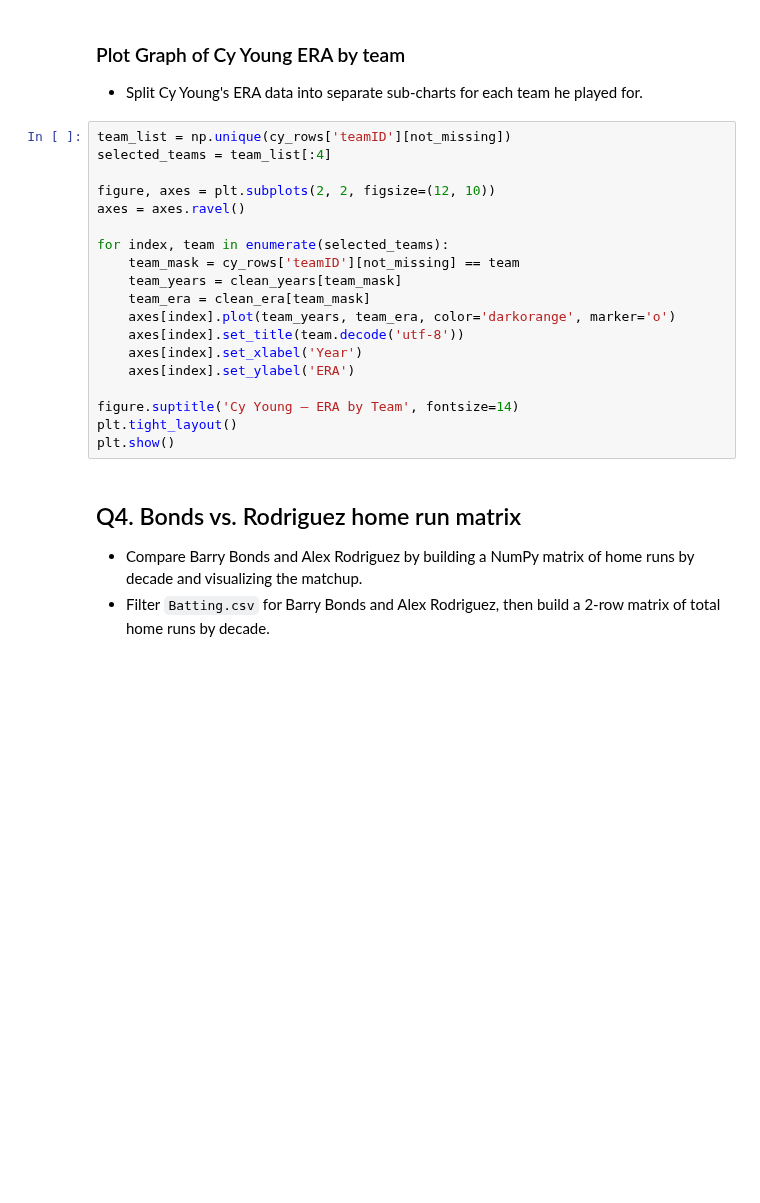
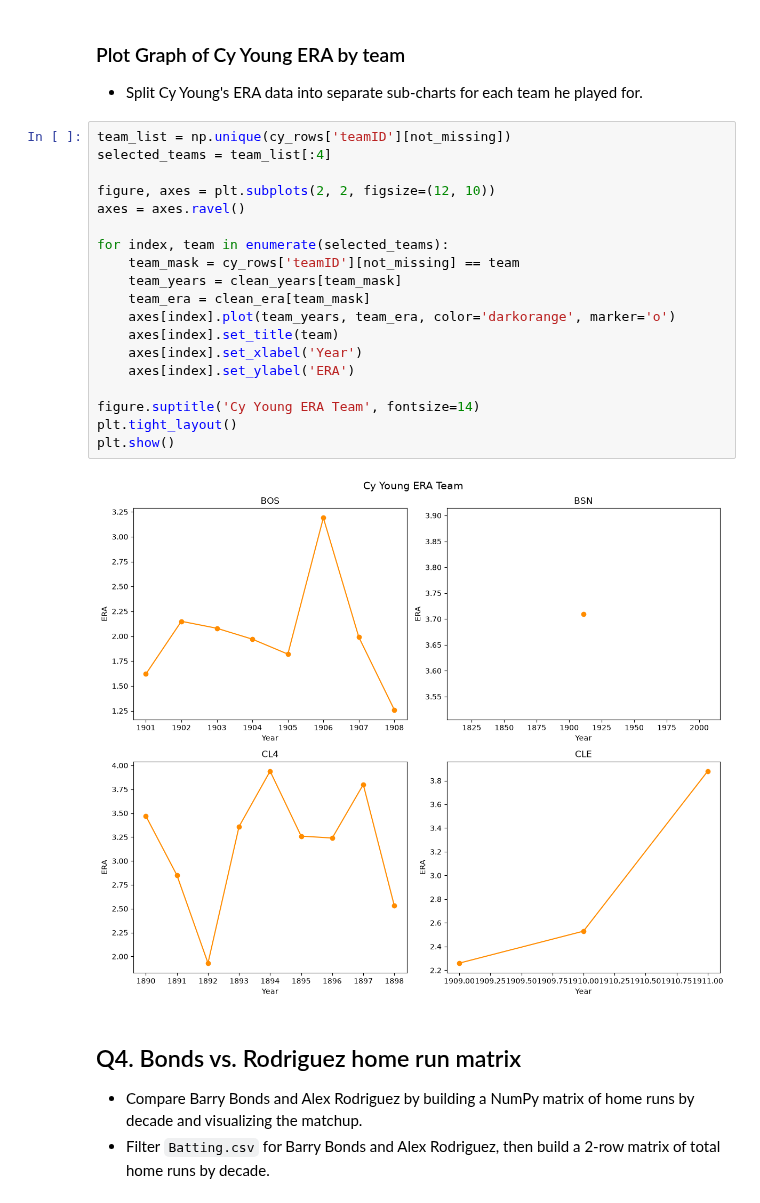
Before and after one commit to Jimmyu2foru18/Algorithms-Programming-Technique-6010, a Jupyter notebook: Assignment 4/02 Baseball Databank/Baseball.ipynb, the cells around one changed output. Cells and saved outputs as stored; diff of their text form; blank space fills up the shorter version.

Commit message:
row indexex by indexes

```diff
--- a/Assignment 4/02 Baseball Databank/Baseball.ipynb
+++ b/Assignment 4/02 Baseball Databank/Baseball.ipynb
@@ -116,22 +144,24 @@ plt.show()
 # %%
 team_list = np.unique(cy_rows['teamID'][not_missing])
 selected_teams = team_list[:4]
 
 figure, axes = plt.subplots(2, 2, figsize=(12, 10))
 axes = axes.ravel()
 
 for index, team in enumerate(selected_teams):
     team_mask = cy_rows['teamID'][not_missing] == team
     team_years = clean_years[team_mask]
     team_era = clean_era[team_mask]
     axes[index].plot(team_years, team_era, color='darkorange', marker='o')
-    axes[index].set_title(team.decode('utf-8'))
+    axes[index].set_title(team)
     axes[index].set_xlabel('Year')
     axes[index].set_ylabel('ERA')
 
-figure.suptitle('Cy Young — ERA by Team', fontsize=14)
+figure.suptitle('Cy Young ERA Team', fontsize=14)
 plt.tight_layout()
 plt.show()
+# %% [output]
+[figure, added]
 # %% [markdown]
 ## Q4. Bonds vs. Rodriguez home run matrix
 - Compare Barry Bonds and Alex Rodriguez by building a NumPy matrix of home runs by decade and visualizing the matchup.
```
Also changed, not shown: parts of 9 cells of this notebook.
